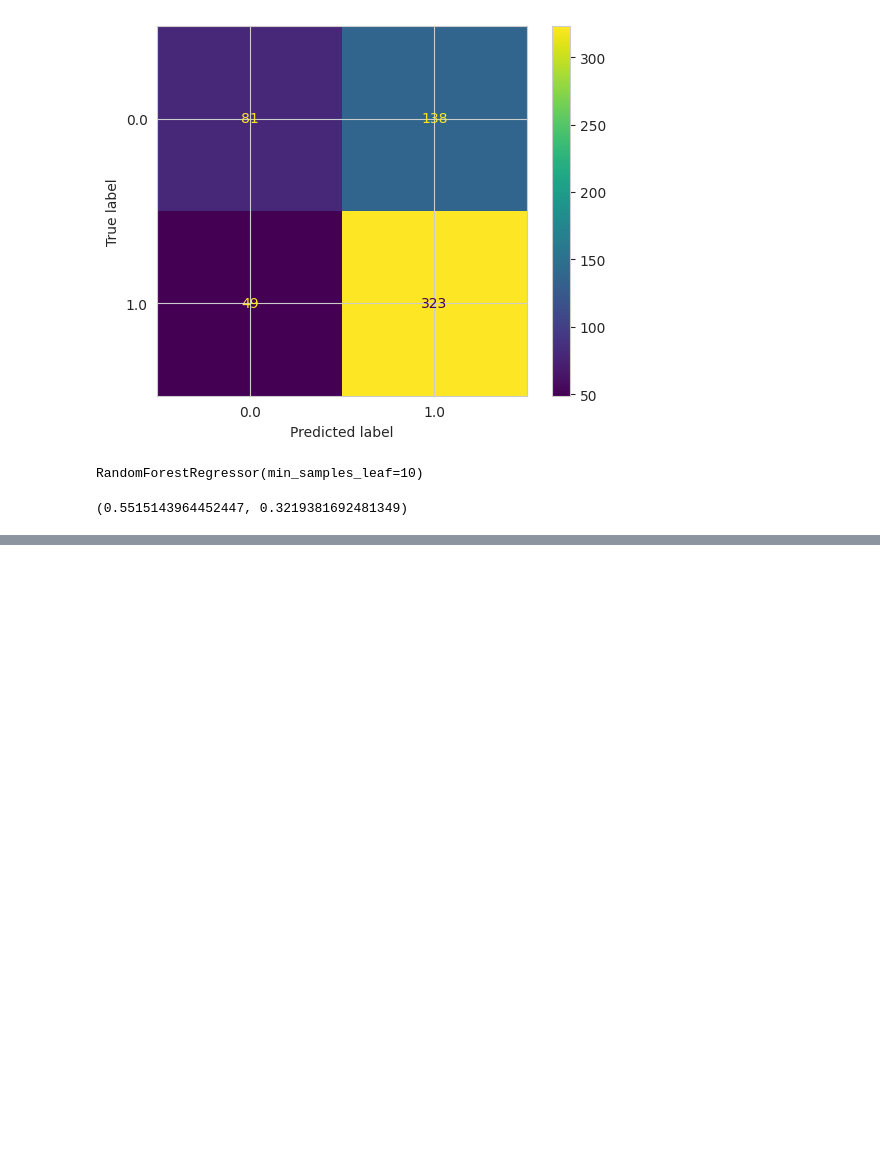
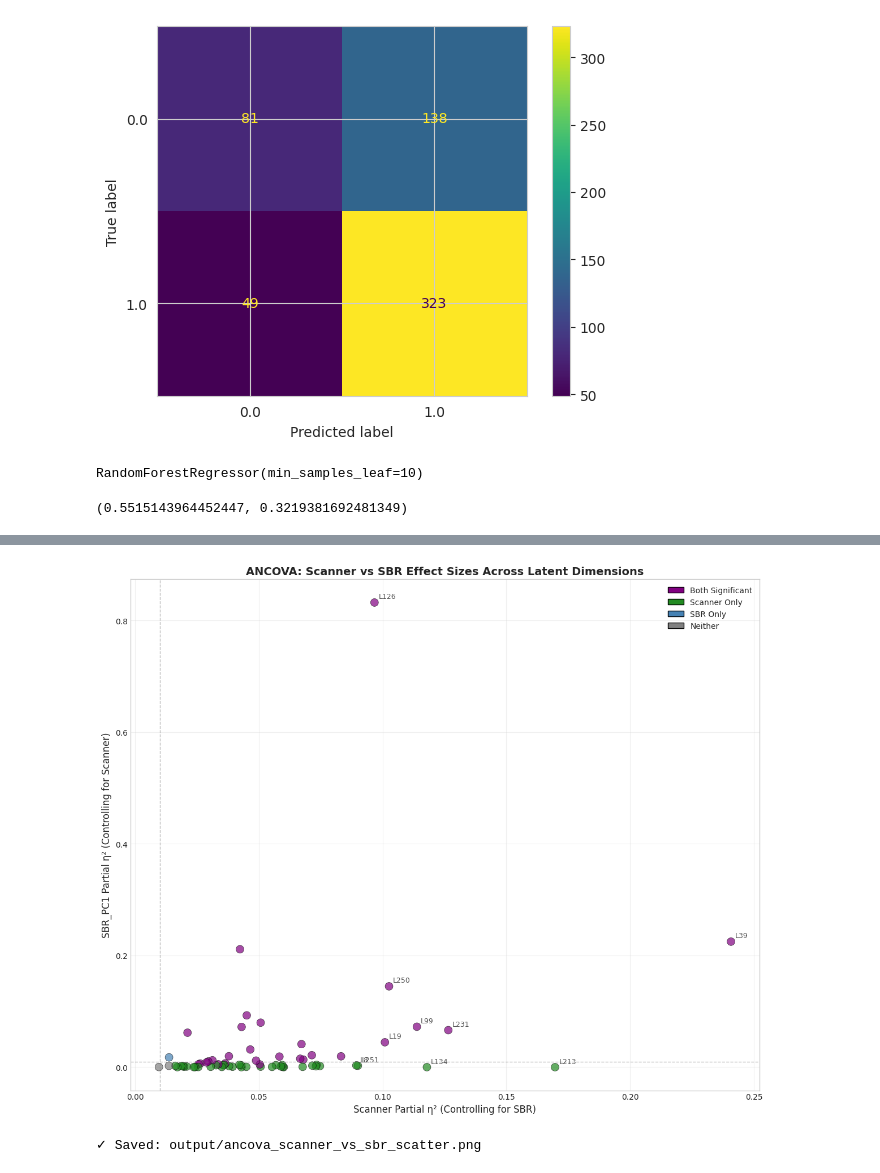
Before and after one commit to figoo210/unsupervised-parkinsons-imaging, a Jupyter notebook: 5.1.1_Dimension_Factor_Correlation_Analysis_Strict.ipynb, the cells around one changed output, grey strips where cells are left out. Drawn from its saved outputs; the diff is of its cells as text; code cells hidden in the pictures; blank space fills up the shorter version.

```diff
--- a/5.1.1_Dimension_Factor_Correlation_Analysis_Strict.ipynb
+++ b/5.1.1_Dimension_Factor_Correlation_Analysis_Strict.ipynb
@@ -951,0 +1150,64 @@ model.score(X,y),model.score(Xv,yv)
+# %%
+# Visualization 2: Scatter plot - Scanner effect vs SBR effect
+fig, ax = plt.subplots(figsize=(12, 10))
+
+# Color by significance
+colors = []
+labels = []
+for _, row in df_ancova.iterrows():
+    if row['Scanner_Survives_Bonferroni'] and row['Cov_Survives_Bonferroni']:
+        colors.append('purple')
+        labels.append('Both Significant')
+    elif row['Scanner_Survives_Bonferroni']:
+        colors.append('forestgreen')
+        labels.append('Scanner Only')
+    elif row['Cov_Survives_Bonferroni']:
+        colors.append('steelblue')
+        labels.append('SBR Only')
+    else:
+        colors.append('gray')
+        labels.append('Neither')
+
+scatter = ax.scatter(
+    df_ancova['Scanner_Partial_Eta_Sq'],
+    df_ancova['Covariate_Partial_Eta_Sq'],
+    c=colors, alpha=0.7, s=100, edgecolors='black', linewidths=0.5
+)
+
+# Add labels for top dimensions
+for idx, row in df_ancova.head(10).iterrows():
+    ax.annotate(
+        row['Dimension'].replace('latent_', 'L'),
+        (row['Scanner_Partial_Eta_Sq'], row['Covariate_Partial_Eta_Sq']),
+        xytext=(5, 5), textcoords='offset points', fontsize=9, alpha=0.8
+    )
+
+ax.set_xlabel('Scanner Partial η² (Controlling for SBR)', fontsize=12)
+ax.set_ylabel(f'{covariate_col} Partial η² (Controlling for Scanner)', fontsize=12)
+ax.set_title('ANCOVA: Scanner vs SBR Effect Sizes Across Latent Dimensions', fontsize=14, fontweight='bold')
+
+# Add reference lines
+ax.axhline(y=0.01, color='gray', linestyle='--', alpha=0.5, linewidth=1)
+ax.axvline(x=0.01, color='gray', linestyle='--', alpha=0.5, linewidth=1)
+
+# Custom legend
+from matplotlib.patches import Patch
+legend_elements = [
+    Patch(facecolor='purple', edgecolor='black', label='Both Significant'),
+    Patch(facecolor='forestgreen', edgecolor='black', label='Scanner Only'),
+    Patch(facecolor='steelblue', edgecolor='black', label='SBR Only'),
+    Patch(facecolor='gray', edgecolor='black', label='Neither')
+]
+ax.legend(handles=legend_elements, loc='upper right', fontsize=10)
+
+# Add grid
+ax.grid(True, alpha=0.3)
+
+plt.tight_layout()
+plt.savefig('output/ancova_scanner_vs_sbr_scatter.png', dpi=150, bbox_inches='tight')
+plt.show()
+
+print("\n✓ Saved: output/ancova_scanner_vs_sbr_scatter.png")
+# %% [output]
+[figure, added]
+✓ Saved: output/ancova_scanner_vs_sbr_scatter.png
```
Also changed, not shown: parts of 11 cells of this notebook, 6 other files.
